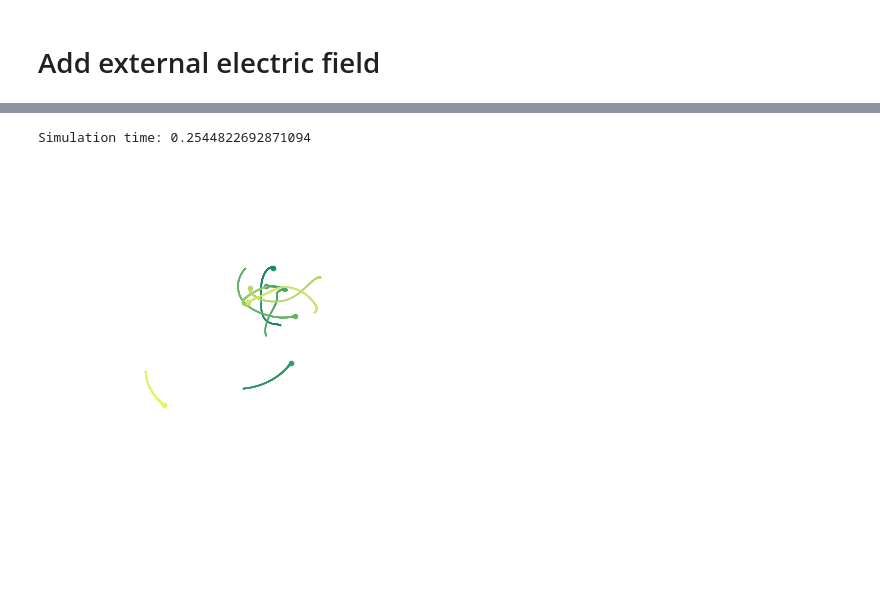
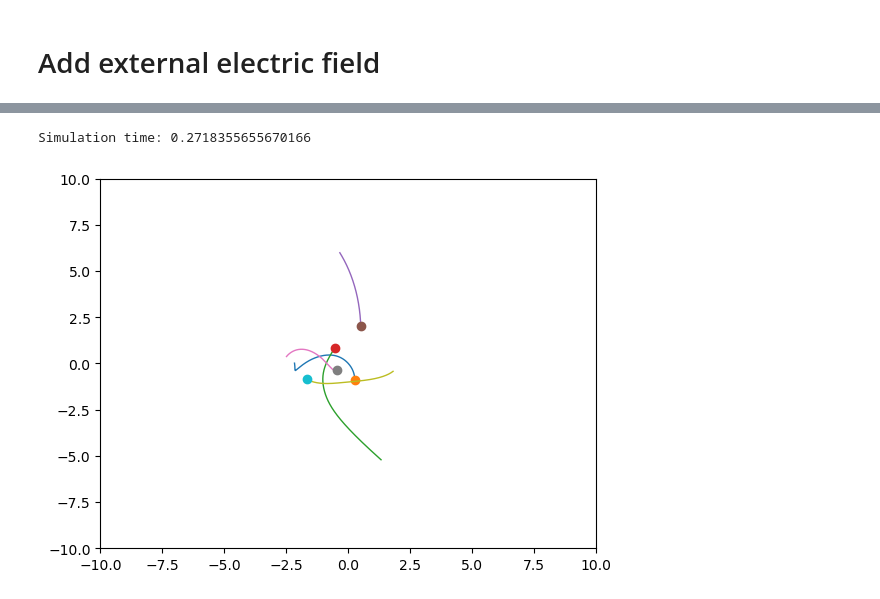
Before and after one commit to WenqingXie47/Particle-Simulation, a Jupyter notebook: test.ipynb, the cells around one changed output, grey strips where cells are left out. Cells and saved outputs as stored; diff of their text form; code cells hidden in the pictures.

```diff
--- a/test.ipynb
+++ b/test.ipynb
@@ -109,42 +107,24 @@ ax.plot(energies)
 # %%
 
 from tqdm import tqdm
 color_map = "summer"
 cmap = plt.get_cmap(color_map)
 
 np.random.seed(43)
 
-sim = GravitySim(n_balls=10, loc_std=1)
+sim = GravitySim(n_balls=5, loc_std=1)
 
 t = time.time()
 loc, vel, force, mass = sim.sample_trajectory(T=5000, sample_freq=1)
 
 print("Simulation time: {}".format(time.time() - t))
 plt.figure()
 axes = plt.gca()
-axes.set_xlim([-4., 4.])
-axes.set_ylim([-4., 4.])
-# for i in range(loc.shape[-2]):
-#     plt.plot(loc[:, i, 0], loc[:, i, 1], alpha=0.1, linewidth=1)
-#     plt.plot(loc[0, i, 0], loc[0, i, 1], 'o')
-
-offset = 4000
-N_frames = loc.shape[0] - offset
-N_particles = loc.shape[-2]
-
-for i in tqdm(range(N_particles)):
-    color = cmap(i/N_particles)
-    # for j in range(loc.shape[0]-2):
-    for j in range(offset, offset + N_frames):
-        plt.plot(loc[j:j+2, i, 0], loc[j:j+2, i, 1], alpha=0.2 + 0.7 *
-                    ((j-offset)/N_frames)**4, linewidth=1, color=color)
-    plt.plot(loc[-1, i, 0], loc[-1, i, 1], 'o', markersize=3, color=color)
-plt.axis("off")
-# plt.figure()
-# energies = [sim._energy(loc[i, :, :], vel[i, :, :], mass, sim.interaction_strength) for i in
-#             range(loc.shape[0])]
-# plt.plot(energies)
-plt.show()
+axes.set_xlim([-10., 10.])
+axes.set_ylim([-10., 10.])
+for i in range(loc.shape[-2]):
+    plt.plot(loc[:, i, 0], loc[:, i, 1], linewidth=1)
+    plt.plot(loc[0, i, 0], loc[0, i, 1], 'o')
 # %% [output]
-Simulation time: 0.2544822692871094
+Simulation time: 0.2718355655670166
-[figure, old version]
+[figure, new version]
```
Also changed, not shown: parts of 5 cells of this notebook, 28 other files.
